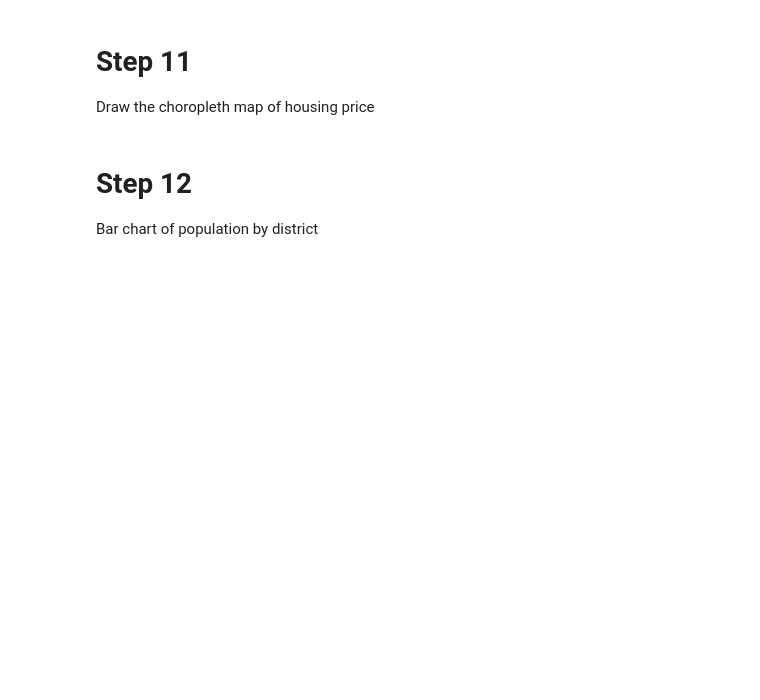
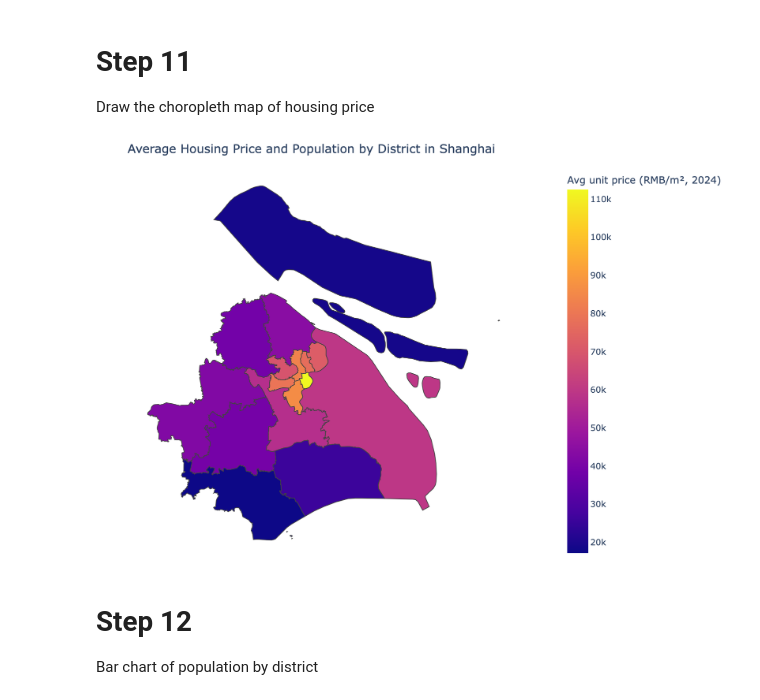
Before and after one commit to yc4747-star/yc4747-star.github.io, a Jupyter notebook: project2/project2.ipynb, the cells around one changed output. Saved outputs shown, nothing was run; the diff lists cells and outputs as text; code cells hidden in the pictures; blank space fills up the shorter version.

Commit message:
project 2 graph

```diff
--- a/project2/project2.ipynb
+++ b/project2/project2.ipynb
@@ -288,32 +288,43 @@ Draw the choropleth map of housing price
 # %%
 # In the GeoJSON file, district names are stored under properties.name (Chinese)
 feature_key = "properties.name"
 
 fig = px.choropleth(
     df,
     geojson=sh_geo,
     locations="District_CN",          # Chinese district names
     featureidkey=feature_key,         # Match to 'properties.name' in GeoJSON
     color="avg_unit_price_rmb_per_sqm_2024",
     projection="mercator",
     hover_name="district",            # English district name shown on hover
     hover_data={
-        "avg_unit_price_rmb_per_sqm_2024": ":.0f",
-        "population_persons": ":,.0f",
-        "District_CN": False          # Hide Chinese names in tooltip
+        "avg_unit_price_rmb_per_sqm_2024": "':.0f'",
+        "population_persons": "':,.0f'",
+        "District_CN": False,         # Hide Chinese names in tooltip
     },
     labels={
         "avg_unit_price_rmb_per_sqm_2024": "Avg unit price (RMB/m², 2024)",
-        "population_persons": "Population"
+        "population_persons": "Population",
     },
     title="Average Housing Price and Population by District in Shanghai"
 )
 
 # Center and clean up the layout
 fig.update_geos(fitbounds="locations", visible=False)
 fig.update_layout(margin={"r":0, "t":40, "l":0, "b":0})
 
-fig
+
+
+import plotly.io as pio
+from IPython.display import Image, display
+
+# 生成静态图片（保存在 project2 目录里）
+pio.write_image(fig, "shanghai_map.png", width=900, height=600, scale=2)
+
+# 在 notebook 里显示这张图片
+display(Image("shanghai_map.png"))
+# %% [output]
+[figure, added]
 # %% [markdown]
 # Step 12
 Bar chart of population by district
```
Also changed, not shown: 2 other files.
